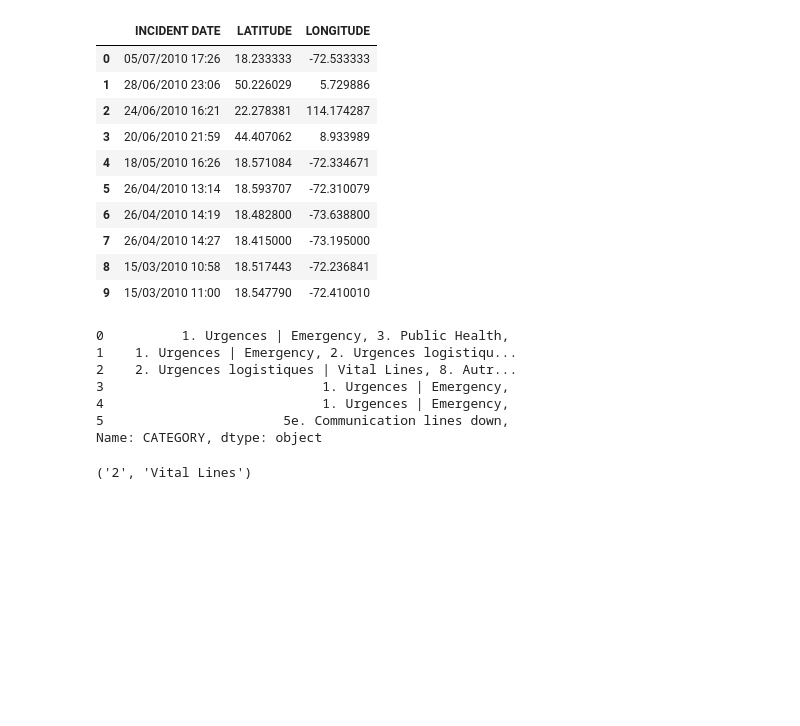
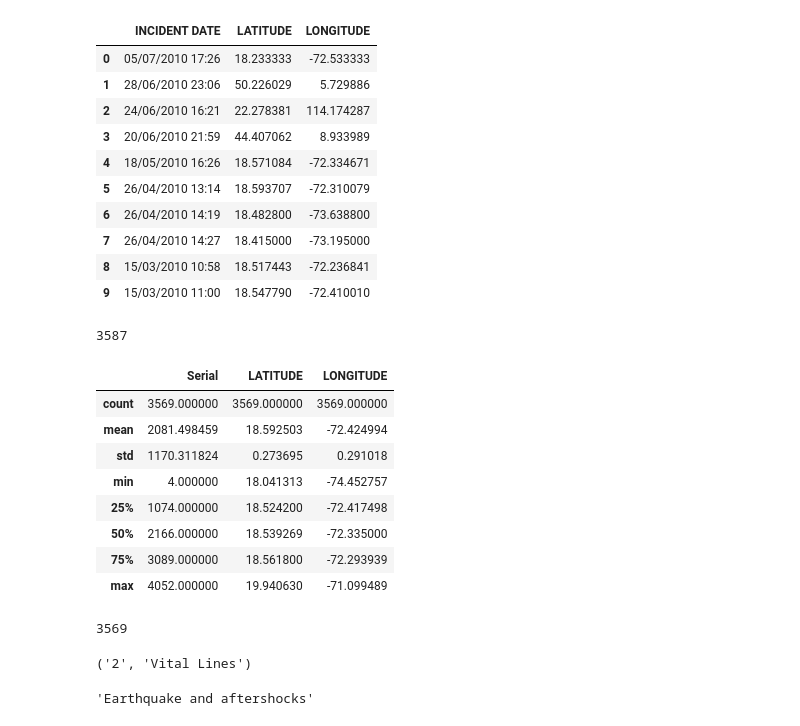
Before and after one commit to linked0/kaggle-web, a Jupyter notebook: docs/examples/pydata/ch08-haiti.ipynb, the cells around one changed output. Saved outputs shown, nothing was run; the diff lists cells and outputs as text; code cells hidden in the pictures; blank space fills up the shorter version.

```diff
--- a/docs/examples/pydata/ch08-haiti.ipynb
+++ b/docs/examples/pydata/ch08-haiti.ipynb
@@ -45,12 +40,18 @@ data[['INCIDENT DATE', 'LATITUDE', 'LONGITUDE']][:10]
 | 8 | 15/03/2010 10:58 | 18.517443 | -72.236841 |
 | 9 | 15/03/2010 11:00 | 18.547790 | -72.410010 |
 # %%
-data['CATEGORY'][:6]
+data['CATEGORY'].notnull().sum()
 # %% [output]
-0          1. Urgences | Emergency, 3. Public Health,
-1    1. Urgences | Emergency, 2. Urgences logistiqu...
-2    2. Urgences logistiques | Vital Lines, 8. Autr...
-3                            1. Urgences | Emergency,
-4                            1. Urgences | Emergency,
-5                       5e. Communication lines down,
-Name: CATEGORY, dtype: object
+3587
+# %%
+data.describe()
+# %% [output]
+|  | Serial | LATITUDE | LONGITUDE |
+| count | 3569.000000 | 3569.000000 | 3569.000000 |
+| mean | 2081.498459 | 18.592503 | -72.424994 |
+| std | 1170.311824 | 0.273695 | 0.291018 |
+| min | 4.000000 | 18.041313 | -74.452757 |
+| 25% | 1074.000000 | 18.524200 | -72.417498 |
+| 50% | 2166.000000 | 18.539269 | -72.335000 |
+| 75% | 3089.000000 | 18.561800 | -72.293939 |
+| max | 4052.000000 | 19.940630 | -71.099489 |
@@ -57,3 +61,7 @@ Name: CATEGORY, dtype: object
+# %%
+len(data)
+# %% [output]
+3569
 # %%
 def to_cat_list(catstr):
     stripped = (x.strip() for x in str(catstr).split(','))
@@ -74,3 +82,8 @@ get_english('2. Urgences logistiques | Vital Lines')
 ('2', 'Vital Lines')
 # %%
 all_cats = get_all_categories(data.CATEGORY)
+# %%
+english_mapping = dict(get_english(x) for x in all_cats)
+english_mapping['6c']
+# %% [output]
+'Earthquake and aftershocks'
```
Also changed, not shown: parts of 8 cells of this notebook, 33 other files.
